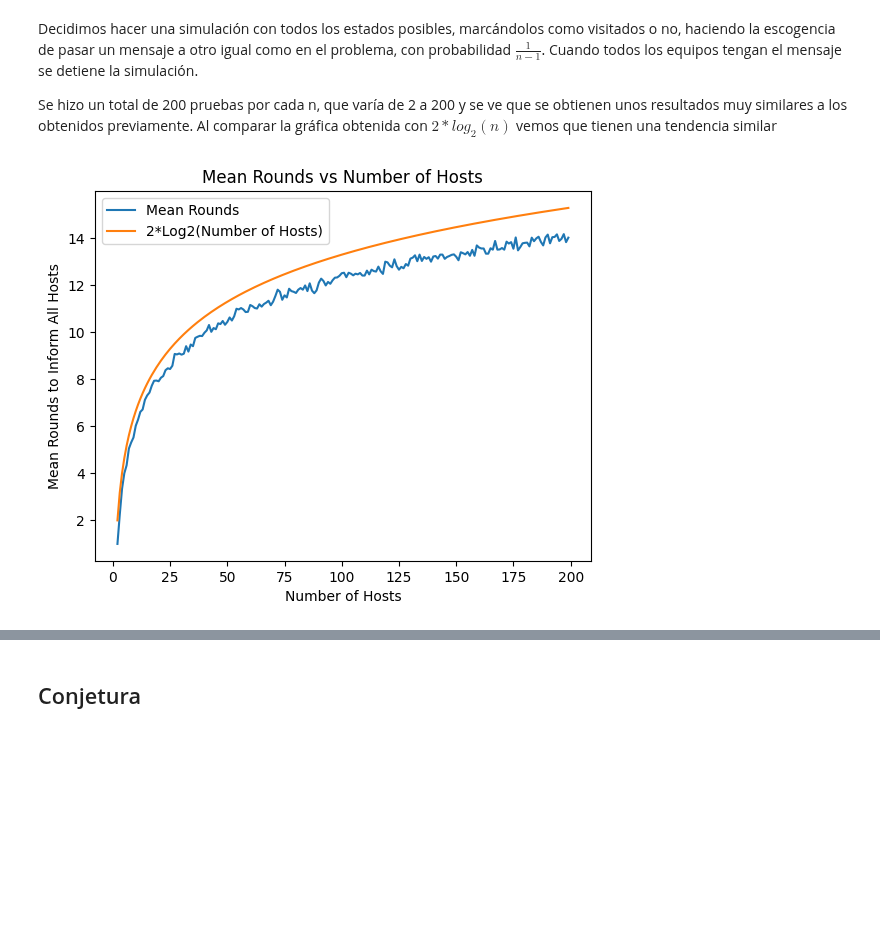
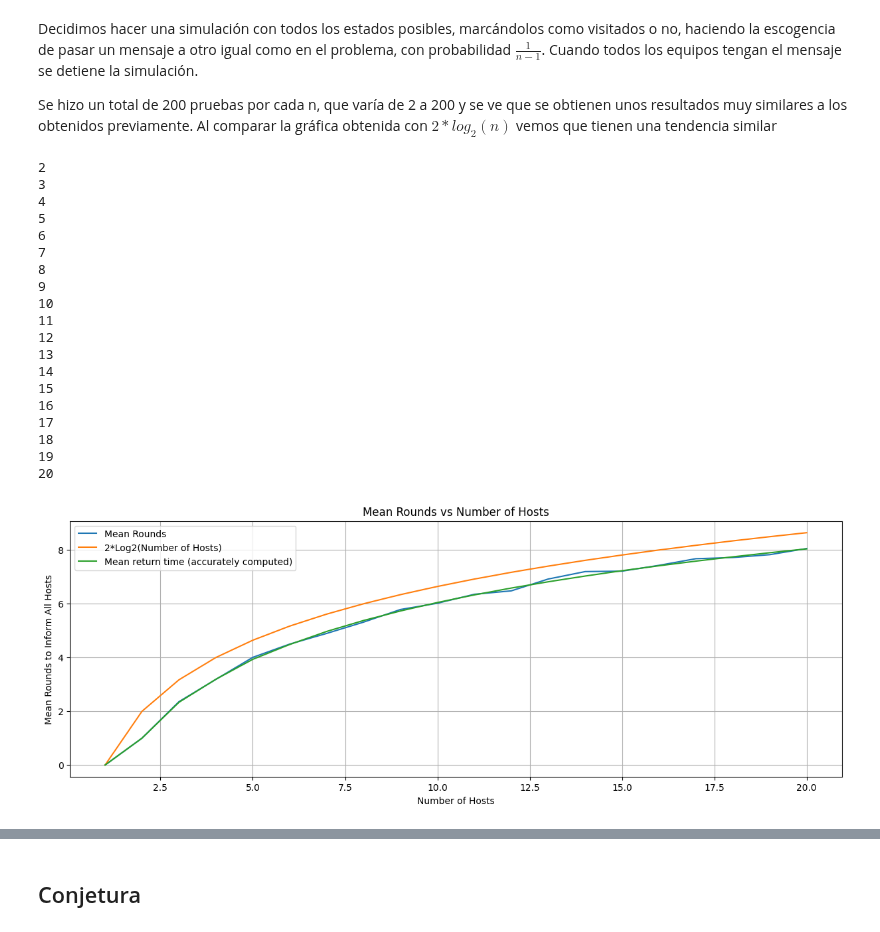
Before and after one commit to Unbo10/Markov, a Jupyter notebook: Homework_01.ipynb, the cells around one changed output, grey strips where cells are left out. Saved outputs shown, nothing was run; the diff lists cells and outputs as text; code cells hidden in the pictures; blank space fills up the shorter version.

```diff
--- a/Homework_01.ipynb
+++ b/Homework_01.ipynb
@@ -253,13 +253,18 @@ Requirement already satisfied: pyparsing>=2.3.1 in ./.venv/lib/python3.13/site-p
 Requirement already satisfied: python-dateutil>=2.7 in ./.venv/lib/python3.13/site-packages (from matplotlib) (2.9.0.post0)
 Requirement already satisfied: six>=1.5 in ./.venv/lib/python3.13/site-packages (from python-dateutil>=2.7->matplotlib) (1.17.0)
 # %%
-def plot_atimes(max_n: int) -> None:
-    atime_df: np.array = np.zeros(max_n)
+def get_atimes(max_n: int, silent: bool = 1) -> np.array:
+    atime_arr: np.array = np.zeros(max_n)
     for n in range(1, max_n):
-        print(n+1)
+        if not silent:
+            print(n+1)
         P: np.array = compute_transition_matrix(n+1)
         ts: np.array = calculate_t_jn(n+1, P)
-        atime_df[n] = ts[0]
+        atime_arr[n] = ts[0]
+    return atime_arr
+
+def plot_atimes(max_n: int, func_params: list[float] = None) -> None:
+    atime_arr: np.array = get_atimes(max_n)
 
     import matplotlib.pyplot as plt
 
@@ -275,12 +280,17 @@ def plot_atimes(max_n: int) -> None:
     plt.figure(figsize=(x_size, 5))
 
     #*Plot mean absorption time
-    plt.plot(range(1, max_n + 1), atime_df, marker='o', label='Tiempo medio de absorción')
+    plt.plot(range(1, max_n + 1), atime_arr, marker='o', label='Tiempo medio de absorción')
 
-    #*Plot logarithmic function for comparison
+    #*Plot base-10 logarithmic function for comparison
     x = np.arange(1, max_n + 1)
     # x = np.linspace(1, max_n, 200) #*In case we want to smooth the function
-    plt.plot(x, 3*np.log(np.log(x)), label='log(n)', linestyle='--')
+    plt.plot(x, 3*np.log(x), label='log(n)', linestyle='--')
+
+    if func_params is not None and len(func_params) == 3:
+        #*Plot best-fitting logarithmic function for guess
+        a, b, c = func_params
+        plt.plot(x, c * (np.log(a*x)/np.log(b)), label=f'{round(c,2)} * log_{round(b,2)}({round(a,2)} * n)')
 
     plt.xlabel('n')
     plt.ylabel('Tiempo medio de absorción')
@@ -360,33 +353,63 @@ def simulate(size, n_simulations):
         initial_informed.is_informed = True
         rounds = 0
         while not hosts.complete():
             rounds += 1
             new_informed = []
             for h in hosts.are_informed.keys():
                 if h.is_informed:
                     if h.neighbours:
                         chosen = random.choice(h.neighbours)
                         if not chosen.is_informed:
                             new_informed.append(chosen)
             for h in new_informed:
                 hosts.are_informed[h] = True
                 h.is_informed = True
         rounds_needed.append(rounds)
     return np.mean(rounds_needed)
 
-sizes = list(range(2, 200))
-means = [simulate(size, 100) for size in sizes]
+max_n: int = 21
+n_simulations: int = 300
+sizes = list(range(2, max_n))
+means = [simulate(size, n_simulations) for size in sizes]
+sizes = [1] + sizes
+means = [0.0] + means
 df = pd.DataFrame({'size': sizes, 'mean_rounds': means})
 
 # add log_2 n graph to compare
 df['log_n'] = 2*np.log2(df['size'])
 
+# add mean return times calculated earlier to compare
+atimes_arr: np.array = get_atimes(max_n-1, 0)
+
+plt.figure(figsize=(15, 5))
+
 plt.plot(sizes, means, label='Mean Rounds')
 plt.plot(sizes, df['log_n'], label='2*Log2(Number of Hosts)')
+plt.plot(sizes, atimes_arr, label='Mean return time (accurately computed)')
 plt.xlabel('Number of Hosts')
 plt.ylabel('Mean Rounds to Inform All Hosts')
 plt.title('Mean Rounds vs Number of Hosts')
+plt.grid(True)
 plt.legend()
 plt.show()
 # %% [output]
+2
+3
+4
+5
+6
+7
+8
+9
+10
+11
+12
+13
+14
+15
+16
+17
+18
+19
+20
-[figure, old version]
+[figure, new version]
```
Also changed, not shown: parts of 2 cells of this notebook, 1 other file.
